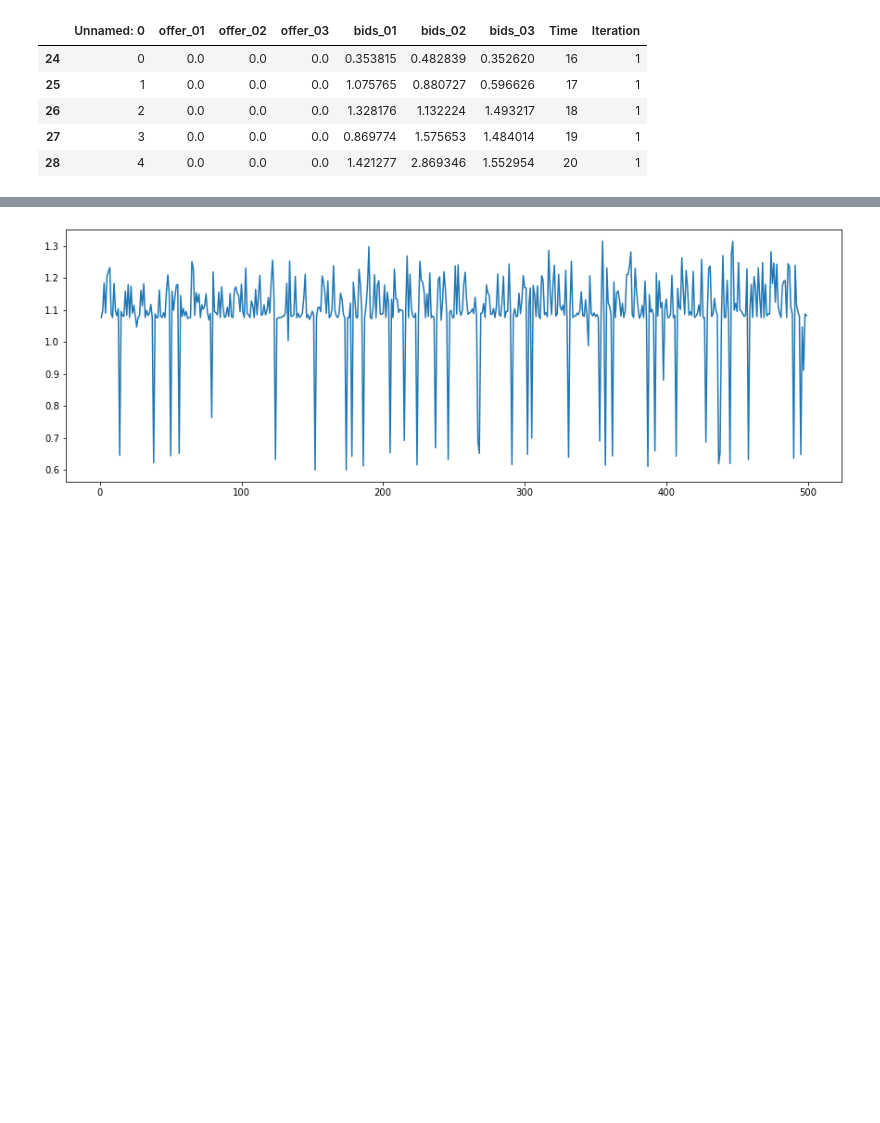
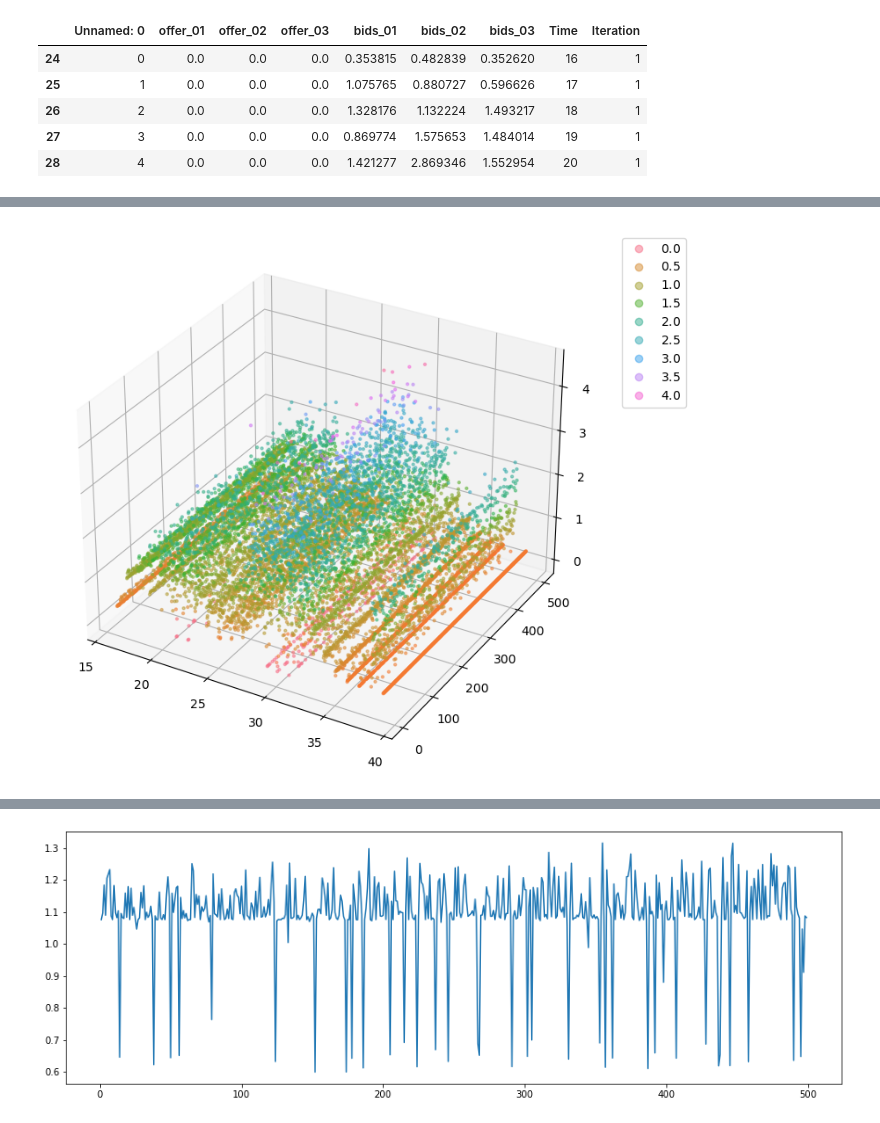
Before and after one commit to alirezakfz/PyomoModels, a Jupyter notebook: 06_Strategic_Aggregators/DiagonalResults/3BUS_05/Diagonalization.ipynb, the cells around one changed output, grey strips where cells are left out. Cells and saved outputs as stored; diff of their text form; code cells hidden in the pictures; blank space fills up the shorter version.

```diff
--- a/06_Strategic_Aggregators/DiagonalResults/3BUS_05/Diagonalization.ipynb
+++ b/06_Strategic_Aggregators/DiagonalResults/3BUS_05/Diagonalization.ipynb
@@ -59,3 +51,17 @@ plt.show()
+# %%
+from matplotlib.colors import ListedColormap
+fig = plt.figure(figsize=(8,8))
+ax = fig.add_subplot(111, projection='3d')
+
+cmap = ListedColormap(sns.color_palette("husl", 256).as_hex())
+
+sc = ax.scatter(z, y, x, s=max(x), c=x, marker='o', cmap=cmap, alpha=0.5)
+
+plt.legend(*sc.legend_elements(), bbox_to_anchor=(1.05, 1), loc=2)
+
+plt.show()
+# %% [output]
+[figure, added]
 # %%
 fig = plt.figure()
 
```
Also changed, not shown: parts of 27 cells of this notebook, 13 other files.
